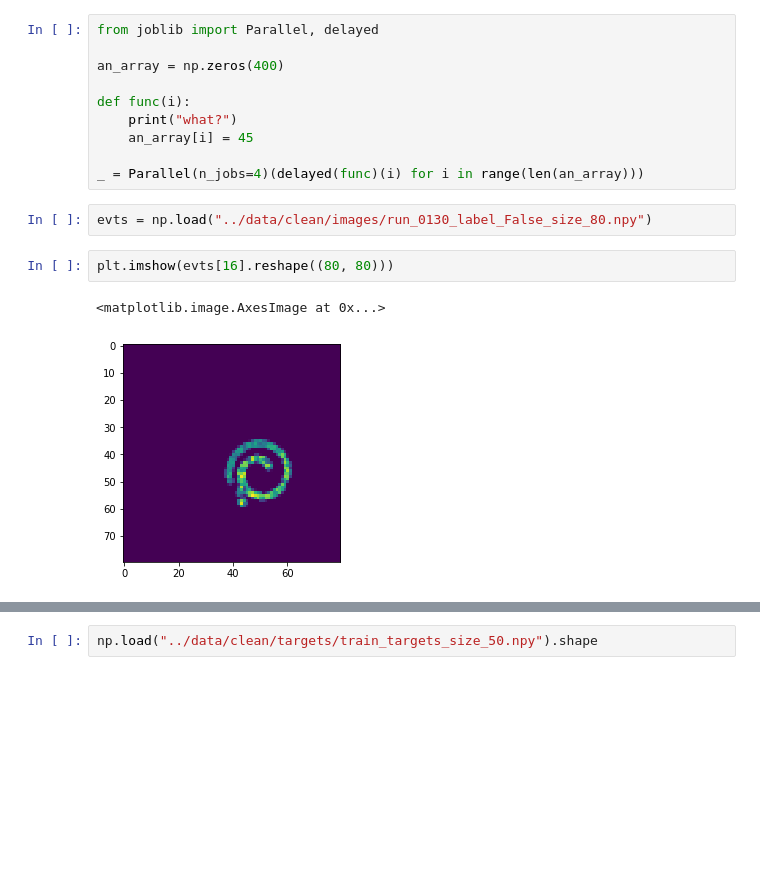
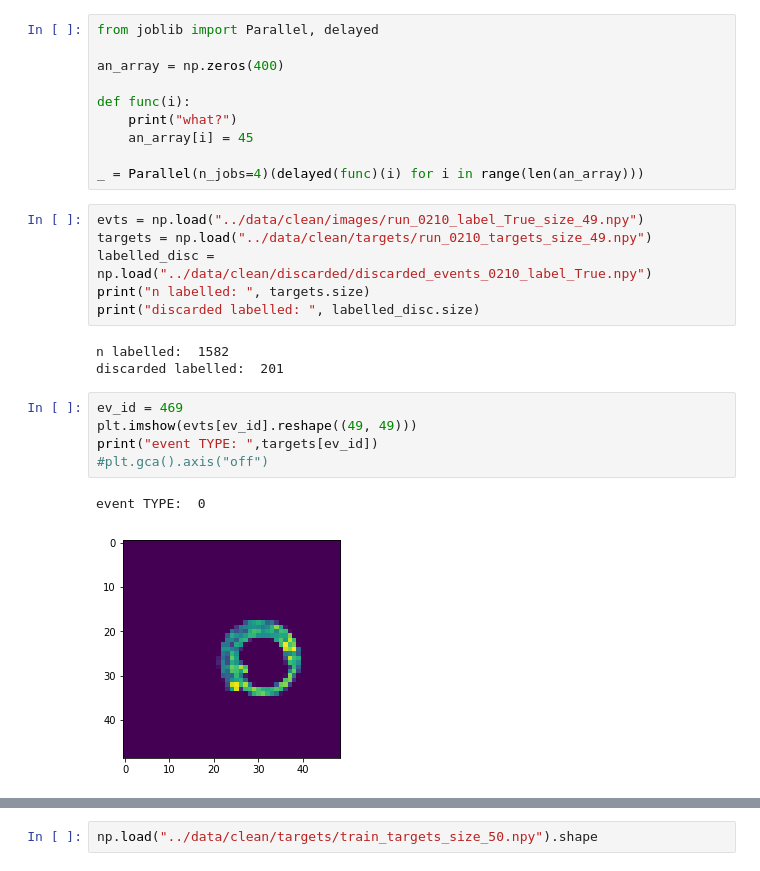
Before and after one commit to ATTPC/VAE-event-classification, a Jupyter notebook: notebooks/exploring_clean_data.ipynb, the cells around one changed output, grey strips where cells are left out. Saved outputs shown, nothing was run; the diff lists cells and outputs as text; blank space fills up the shorter version.

```diff
--- a/notebooks/exploring_clean_data.ipynb
+++ b/notebooks/exploring_clean_data.ipynb
@@ -77,10 +81,20 @@ def func(i):
     an_array[i] = 45
 
 _ = Parallel(n_jobs=4)(delayed(func)(i) for i in range(len(an_array)))
-# %%
-evts = np.load("../data/clean/images/run_0130_label_False_size_80.npy")
-# %%
-plt.imshow(evts[16].reshape((80, 80)))
-# %% [output]
-<matplotlib.image.AxesImage at 0x...>
-[figure, removed]
+# %%
+evts = np.load("../data/clean/images/run_0210_label_True_size_49.npy")
+targets = np.load("../data/clean/targets/run_0210_targets_size_49.npy")
+labelled_disc = np.load("../data/clean/discarded/discarded_events_0210_label_True.npy")
+print("n labelled: ", targets.size)
+print("discarded labelled: ", labelled_disc.size)
+# %% [output]
+n labelled:  1582
+discarded labelled:  201
+# %%
+ev_id = 469
+plt.imshow(evts[ev_id].reshape((49, 49)))
+print("event TYPE: ",targets[ev_id])
+#plt.gca().axis("off")
+# %% [output]
+event TYPE:  0
+[figure, added]
```
Also changed, not shown: parts of 7 cells of this notebook, 4 other files.
